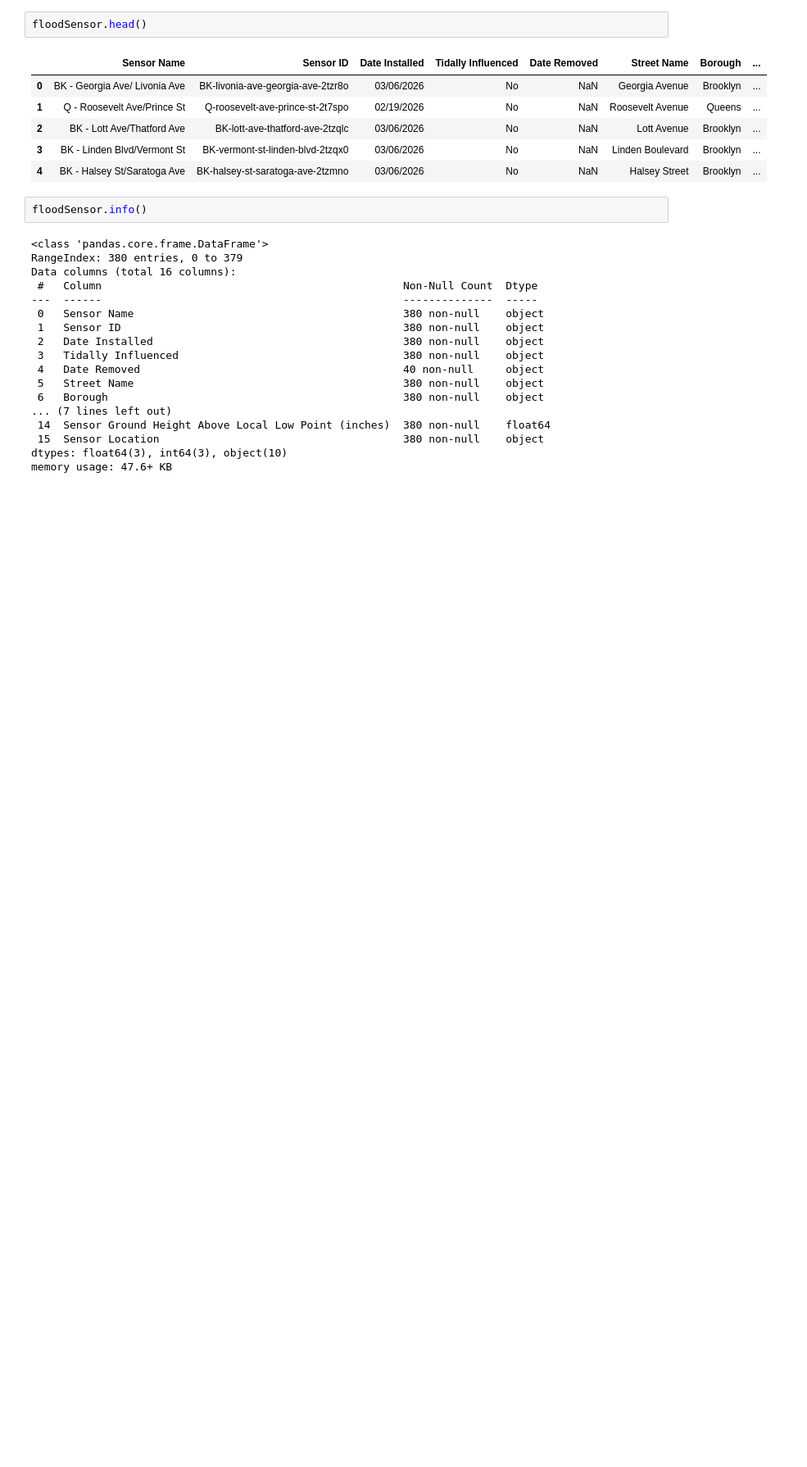
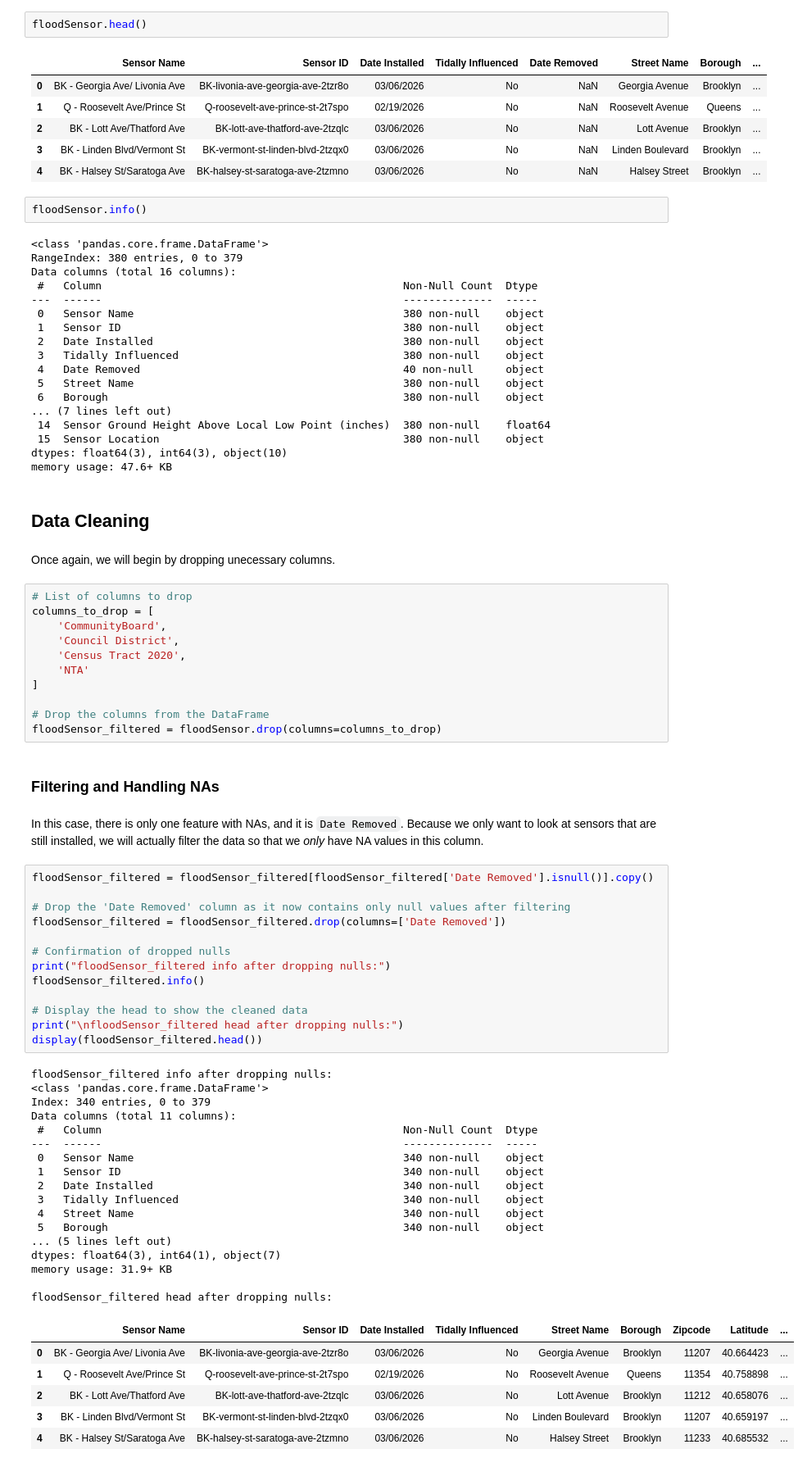
Before and after one commit to ambersafeer/NYC-Flooding_CS439-Final-Project, a Jupyter notebook: nycflooding.ipynb, the cells around one changed output. Shown at 82% size. Cells and saved outputs as stored; diff of their text form; blank space fills up the shorter version.

Commit message:
Preprocessed & merged flood sensor & flood event datasets.

```diff
--- a/nycflooding.ipynb
+++ b/nycflooding.ipynb
@@ -317,3 +361,59 @@ Data columns (total 16 columns):
  15  Sensor Location                                      380 non-null    object
 dtypes: float64(3), int64(3), object(10)
 memory usage: 47.6+ KB
+# %% [markdown]
+## Data Cleaning
+# %% [markdown]
+Once again, we will begin by dropping unecessary columns.
+# %%
+# List of columns to drop
+columns_to_drop = [
+    'CommunityBoard',
+    'Council District',
+    'Census Tract 2020',
+    'NTA'
+]
+
+# Drop the columns from the DataFrame
+floodSensor_filtered = floodSensor.drop(columns=columns_to_drop)
+# %% [markdown]
+### Filtering and Handling NAs
+# %% [markdown]
+In this case, there is only one feature with NAs, and it is `Date Removed`. Because we only want to look at sensors that are still installed, we will actually filter the data so that we *only* have NA values in this column.
+# %%
+floodSensor_filtered = floodSensor_filtered[floodSensor_filtered['Date Removed'].isnull()].copy()
+
+# Drop the 'Date Removed' column as it now contains only null values after filtering
+floodSensor_filtered = floodSensor_filtered.drop(columns=['Date Removed'])
+
+# Confirmation of dropped nulls
+print("floodSensor_filtered info after dropping nulls:")
+floodSensor_filtered.info()
+
+# Display the head to show the cleaned data
+print("\nfloodSensor_filtered head after dropping nulls:")
+display(floodSensor_filtered.head())
+# %% [output]
+floodSensor_filtered info after dropping nulls:
+<class 'pandas.core.frame.DataFrame'>
+Index: 340 entries, 0 to 379
+Data columns (total 11 columns):
+ #   Column                                               Non-Null Count  Dtype
+---  ------                                               --------------  -----
+ 0   Sensor Name                                          340 non-null    object
+ 1   Sensor ID                                            340 non-null    object
+ 2   Date Installed                                       340 non-null    object
+ 3   Tidally Influenced                                   340 non-null    object
+ 4   Street Name                                          340 non-null    object
+ 5   Borough                                              340 non-null    object
+... (5 lines left out)
+dtypes: float64(3), int64(1), object(7)
+memory usage: 31.9+ KB
+
+floodSensor_filtered head after dropping nulls:
+|  | Sensor Name | Sensor ID | Date Installed | Tidally Influenced | Street Name | Borough | Zipcode | Latitude | ... |
+| 0 | BK - Georgia Ave/ Livonia Ave | BK-livonia-ave-georgia-ave-2tzr8o | 03/06/2026 | No | Georgia Avenue | Brooklyn | 11207 | 40.664423 | ... |
+| 1 | Q - Roosevelt Ave/Prince St | Q-roosevelt-ave-prince-st-2t7spo | 02/19/2026 | No | Roosevelt Avenue | Queens | 11354 | 40.758898 | ... |
+| 2 | BK - Lott Ave/Thatford Ave | BK-lott-ave-thatford-ave-2tzqlc | 03/06/2026 | No | Lott Avenue | Brooklyn | 11212 | 40.658076 | ... |
+| 3 | BK - Linden Blvd/Vermont St | BK-vermont-st-linden-blvd-2tzqx0 | 03/06/2026 | No | Linden Boulevard | Brooklyn | 11207 | 40.659197 | ... |
+| 4 | BK - Halsey St/Saratoga Ave | BK-halsey-st-saratoga-ave-2tzmno | 03/06/2026 | No | Halsey Street | Brooklyn | 11233 | 40.685532 | ... |
```
Also changed, not shown: parts of 27 cells of this notebook.
